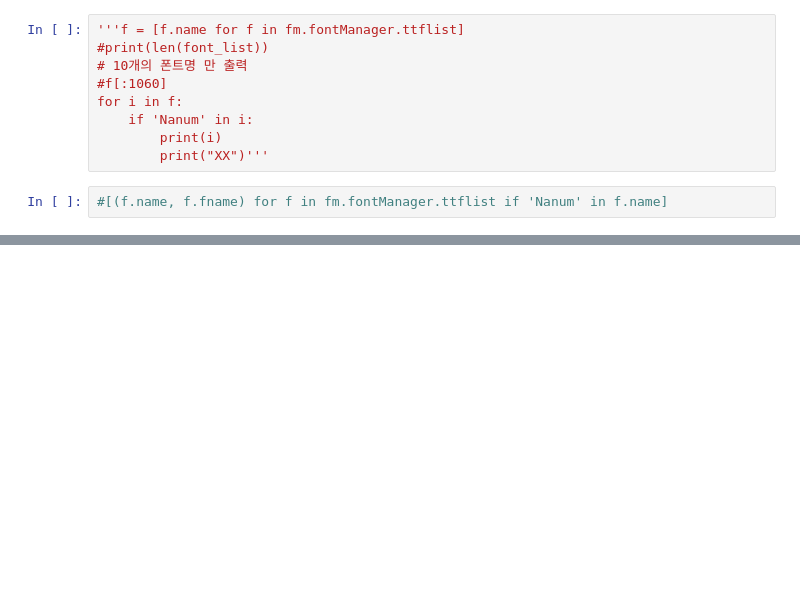
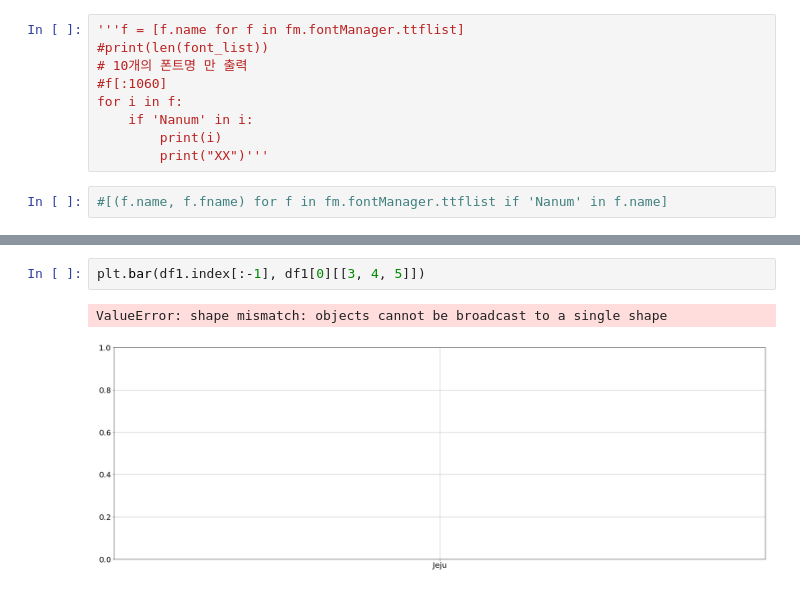
Before and after one commit to SeonJongYoo/SmartFarmProject-Python-DataAnalysis, a Jupyter notebook: Data_PriceChanges/PriceChange_Korea.ipynb, the cells around one changed output, grey strips where cells are left out. Saved outputs shown, nothing was run; the diff lists cells and outputs as text; blank space fills up the shorter version.

```diff
--- a/Data_PriceChanges/PriceChange_Korea.ipynb
+++ b/Data_PriceChanges/PriceChange_Korea.ipynb
@@ -312,0 +355,5 @@ plt.show()
+# %%
+plt.bar(df1.index[:-1], df1[0][[3, 4, 5]])
+# %% [output]
+ValueError: shape mismatch: objects cannot be broadcast to a single shape
+[figure, added]
```
Also changed, not shown: parts of 7 cells of this notebook.
